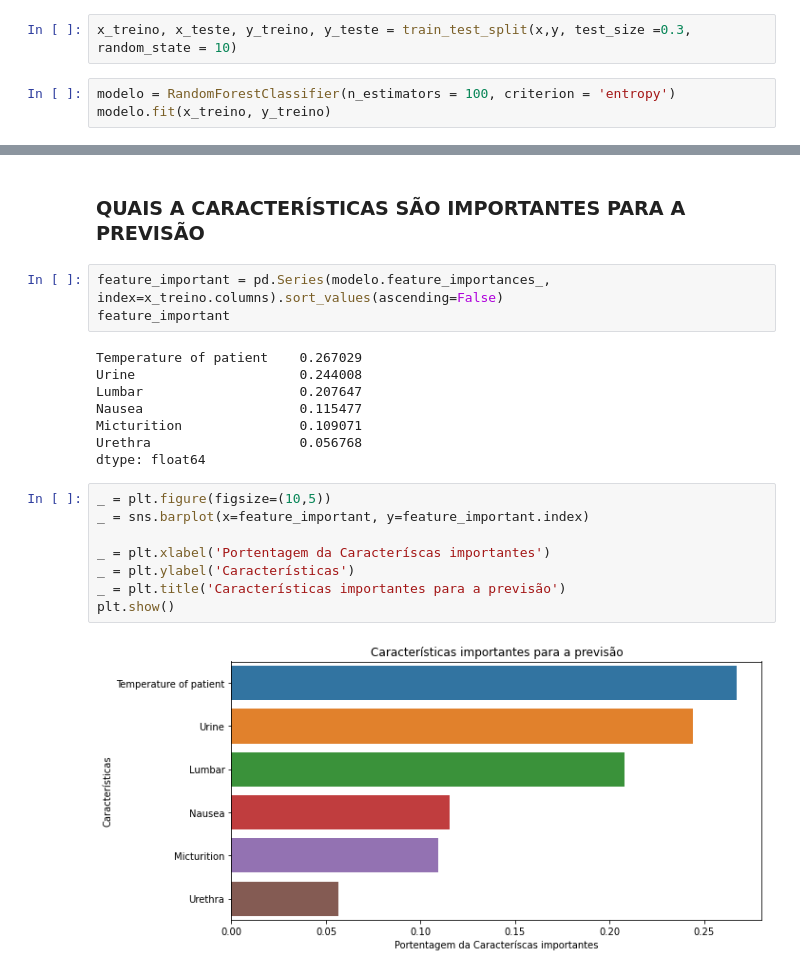
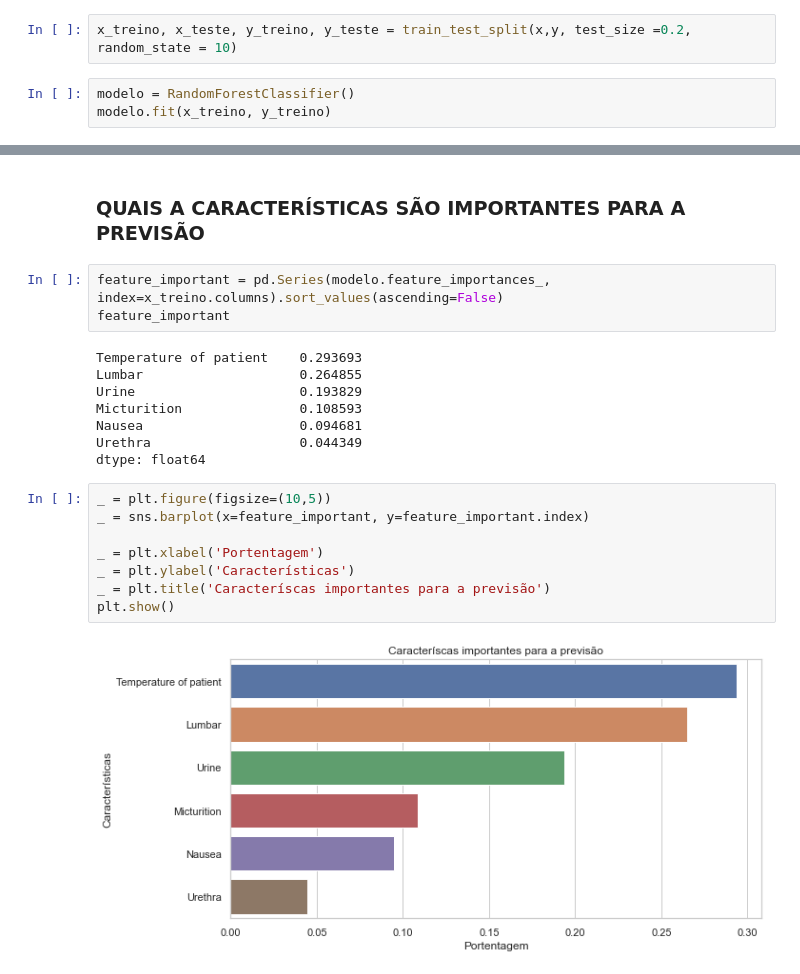
Before and after one commit to LeonardoSMateus/Machine-Learning---Jogo-da-Velha, a Jupyter notebook: jupyter_env/Codigo.ipynb, the cells around one changed output, grey strips where cells are left out. Saved outputs shown, nothing was run; the diff lists cells and outputs as text.

```diff
--- a/jupyter_env/Codigo.ipynb
+++ b/jupyter_env/Codigo.ipynb
@@ -93,6 +112,6 @@ y = arquivo[{'Inflammation of urinary', 'Nephritis of renal'}]
 # %%
-x_treino, x_teste, y_treino, y_teste = train_test_split(x,y, test_size =0.3, random_state = 10)
+x_treino, x_teste, y_treino, y_teste = train_test_split(x,y, test_size =0.2, random_state = 10)
 # %%
-modelo = RandomForestClassifier(n_estimators = 100, criterion = 'entropy')
+modelo = RandomForestClassifier()
 modelo.fit(x_treino, y_treino)
 # %% [output]
@@ -139,20 +161,20 @@ ValueError: multilabel-indicator is not supported
 feature_important = pd.Series(modelo.feature_importances_, index=x_treino.columns).sort_values(ascending=False)
 feature_important
 # %% [output]
-Temperature of patient    0.267029
-Urine                     0.244008
-Lumbar                    0.207647
-Nausea                    0.115477
-Micturition               0.109071
-Urethra                   0.056768
+Temperature of patient    0.293693
+Lumbar                    0.264855
+Urine                     0.193829
+Micturition               0.108593
+Nausea                    0.094681
+Urethra                   0.044349
 dtype: float64
 # %%
 _ = plt.figure(figsize=(10,5))
 _ = sns.barplot(x=feature_important, y=feature_important.index)
 
-_ = plt.xlabel('Portentagem da Caracteríscas importantes')
+_ = plt.xlabel('Portentagem')
 _ = plt.ylabel('Características')
-_ = plt.title('Características importantes para a previsão')
+_ = plt.title('Caracteríscas importantes para a previsão')
 plt.show()
 # %% [output]
-[figure, old version]
+[figure, new version]
```
Also changed, not shown: parts of 9 cells of this notebook.
